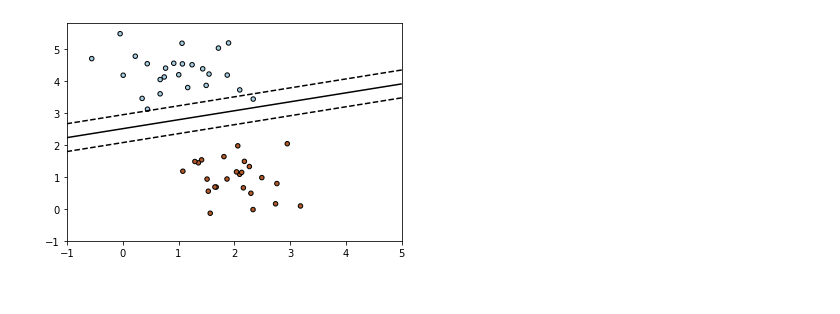
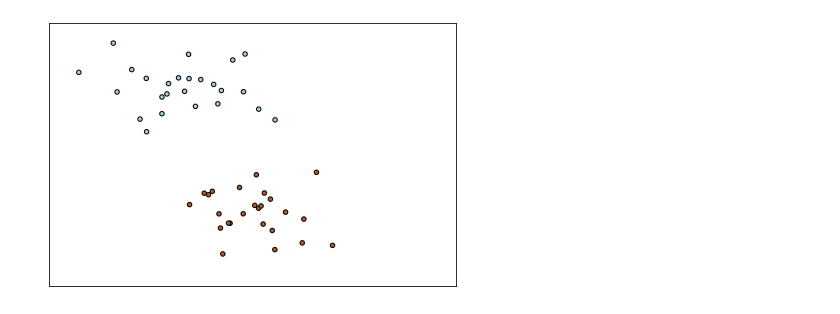
Before and after one commit to carlosruizp/thesis, a Jupyter notebook: jupyter/separable_problem.ipynb, the cells around one changed output. Saved outputs shown, nothing was run; the diff lists cells and outputs as text; code cells hidden in the pictures.

```diff
--- a/jupyter/separable_problem.ipynb
+++ b/jupyter/separable_problem.ipynb
@@ -5,31 +6,49 @@ from sklearn.linear_model import SGDClassifier
 from sklearn.datasets import make_blobs
+# %%
+def plot_problem(ax=None):
+    if ax is None:
+        ax = plt.gca()
+    # we create 50 separable points
+    X, Y = make_blobs(n_samples=50, centers=2, random_state=0, cluster_std=0.60)
+
+    ax.scatter(X[:, 0], X[:, 1], c=Y, cmap=plt.cm.Paired, edgecolor="black", s=20)
+
+    # Adding axes annotations
+    ax.axis("tight")
+    ax.set_xlim(-1, 5)
+    ax.set_ylim(-1, 6)
+
+    ax.set_xticks(())
+    ax.set_yticks(())
 # %%
-# we create 50 separable points
-X, Y = make_blobs(n_samples=50, centers=2, random_state=0, cluster_std=0.60)
+def plot_svm(ax=None):
 
-# fit the model
-clf = SGDClassifier(loss="hinge", alpha=0.01, max_iter=2000)
+    if ax is None:
+        ax = plt.gca()
+    # fit the model
+    # clf = SGDClassifier(loss="hinge", alpha=0.01, max_iter=2000)
+    clf = LinearSVC(C=1000)
 
-clf.fit(X, Y)
+    clf.fit(X, Y)
 
-# plot the line, the points, and the nearest vectors to the plane
-xx = np.linspace(-1, 5, 10)
-yy = np.linspace(-1, 5, 10)
+    # plot the line, the points, and the nearest vectors to the plane
+    xx = np.linspace(-1, 5, 10)
+    yy = np.linspace(-1, 5, 10)
 
-X1, X2 = np.meshgrid(xx, yy)
-Z = np.empty(X1.shape)
-for (i, j), val in np.ndenumerate(X1):
-    x1 = val
-    x2 = X2[i, j]
-    p = clf.decision_function([[x1, x2]])
-    Z[i, j] = p[0]
-levels = [-1.0, 0.0, 1.0]
-linestyles = ["dashed", "solid", "dashed"]
-colors = "k"
-plt.contour(X1, X2, Z, levels, colors=colors, linestyles=linestyles)
-plt.scatter(X[:, 0], X[:, 1], c=Y, cmap=plt.cm.Paired, edgecolor="black", s=20)
+    X1, X2 = np.meshgrid(xx, yy)
+    Z = np.empty(X1.shape)
+    for (i, j), val in np.ndenumerate(X1):
+        x1 = val
+        x2 = X2[i, j]
+        p = clf.decision_function([[x1, x2]])
+        Z[i, j] = p[0]
+    levels = [-1.0, 0.0, 1.0]
+    linestyles = ["dashed", "solid", "dashed"]
+    colors = "k"
+    ax.contour(X1, X2, Z, levels, colors=colors, linestyles=linestyles)
+    ax.scatter(X[:, 0], X[:, 1], c=Y, cmap=plt.cm.Paired, edgecolor="black", s=20)
 
-plt.axis("tight")
-plt.show()
+    # Adding axes annotations
+    ax.axis("tight")
+    ax.set_xticks(())
+    ax.set_yticks(())
-# %% [output]
-[figure, removed]
@@ -35,0 +87,8 @@ plt.show()
+# %%
+plot_problem()
+
+plt.tight_layout()
+plt.savefig('separable_problem.pdf')
+# plt.show()
+# %% [output]
+[figure, added]
```
Also changed, not shown: parts of 7 cells of this notebook, 5 other files.
